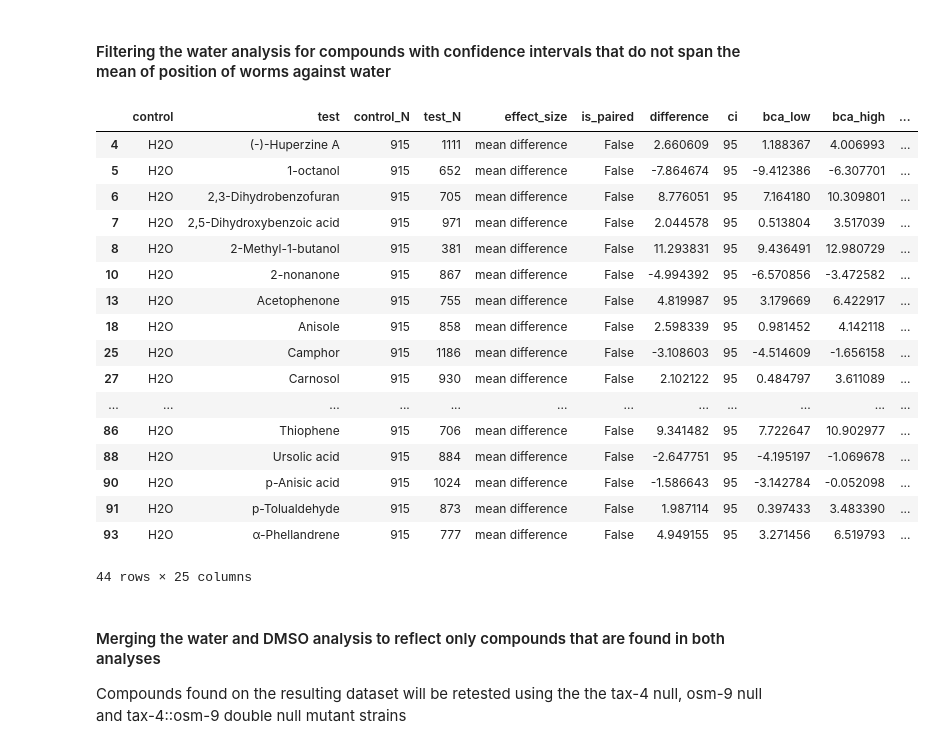
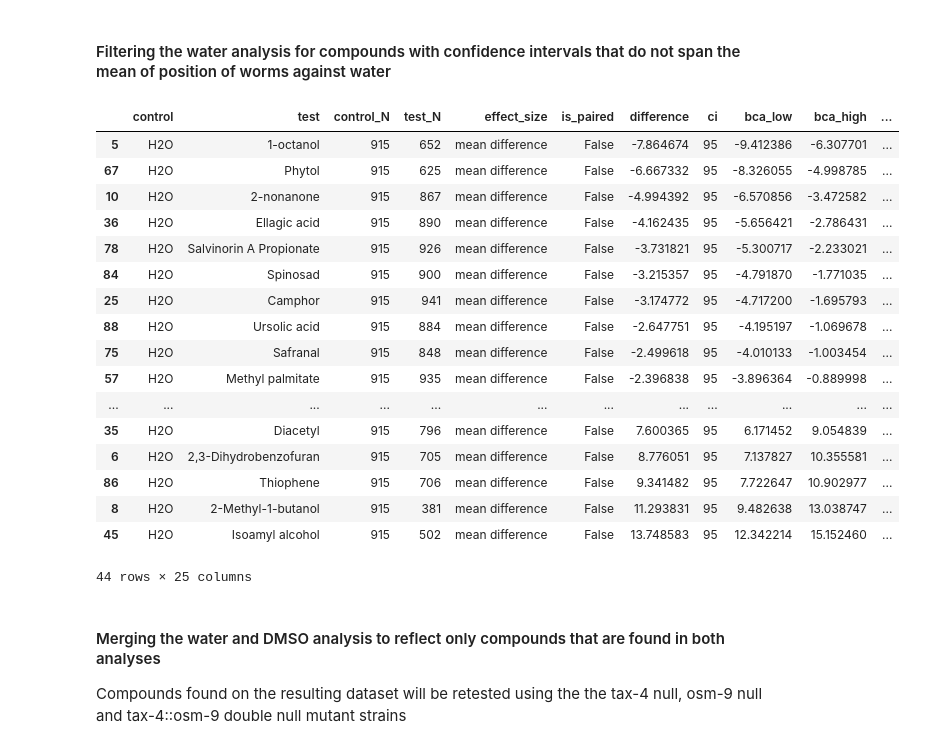
Before and after one commit to Neuroplant-Resources/Neuroplant-OWL, a Jupyter notebook: S1/S1_analysis_final.ipynb, the cells around one changed output. Drawn from its saved outputs; the diff is of its cells as text; code cells hidden in the pictures.

```diff
--- a/S1/S1_analysis_final.ipynb
+++ b/S1/S1_analysis_final.ipynb
@@ -110,2 +136,4 @@ ia_data['Compound'] = ia_data.apply(
 # %%
 ia_data = ia_data.loc[ia_data['Total Worms']>= 150]
+ia_data['comp_count'] = ia_data.groupby('Compound')['Compound'].transform('count')
+ia_data.loc[ia_data['comp_count']<3]
@@ -131,3 +170,5 @@ def get_worm_locs(row, wrms, result_dict):
         result_dict[compound]=xs
 
     return result_dict
+# %%
+ia_data = ia_data.sort_values(['Compound', 'File Name'], ascending=[True, True])
@@ -134,8 +179,22 @@ def get_worm_locs(row, wrms, result_dict):
 # %%
 # Need to create an empty dictionary to hold the values
 results_dict = {}
+compound = ''
+i=0
+
 for index, row in ia_data.iterrows():
-    pooled = get_worm_locs(row, wrm_locs_fldr, results_dict)
+    if row['Compound'] == compound:
+        i += 1
+        compound = row['Compound']
+        if i < 3:
+            pooled = get_worm_locs(row, wrm_locs_fldr, results_dict)
+        else:
+            continue
+    else:
+        i = 0
+        compound = row['Compound']
+        pooled = get_worm_locs(row, wrm_locs_fldr, results_dict)
+
 
 #Remember that Dabest requires a dataframe. Casting dict to df
 pooled_df = pd.DataFrame.from_dict(pooled)
@@ -162,8 +221,8 @@ condition = (ia_sort.Compound=='DMSO') | (ia_sort.Compound=='H2O')
 
 excluded = ia_sort[condition]
 included = ia_sort[~condition]
-sorted = included.sort_values(by='Chemotaxis',ascending=True)
-ia_sort = pd.concat([excluded, sorted])
+sortd = included.sort_values(by='Chemotaxis',ascending=True)
+ia_sort = pd.concat([excluded, sortd])
 
 cmpd_ordr = ia_sort['Compound'].to_list()
 # %% [markdown]
@@ -246,26 +308,28 @@ h20_md_results
 # %%
 h2o_same = h20_md_results.loc[(h20_md_results['bca_low'] < 0) & (h20_md_results['bca_high'] > 0)]
 h2o_same_comps = h2o_same['test'].to_list()
 h2o_diff = h20_md_results[~h20_md_results['test'].isin(h2o_same_comps)]
+h2o_diff = h2o_diff.append(h20_md_results.loc[h20_md_results['test']=='DMSO'])
+h2o_diff = h2o_diff.sort_values(['difference'])
 h2o_diff
 # %% [output]
 |  | control | test | control_N | test_N | effect_size | is_paired | difference | ci | bca_low | bca_high | ... |
-| 4 | H2O | (-)-Huperzine A | 915 | 1111 | mean difference | False | 2.660609 | 95 | 1.188367 | 4.006993 | ... |
 | 5 | H2O | 1-octanol | 915 | 652 | mean difference | False | -7.864674 | 95 | -9.412386 | -6.307701 | ... |
-| 6 | H2O | 2,3-Dihydrobenzofuran | 915 | 705 | mean difference | False | 8.776051 | 95 | 7.164180 | 10.309801 | ... |
-| 7 | H2O | 2,5-Dihydroxybenzoic acid | 915 | 971 | mean difference | False | 2.044578 | 95 | 0.513804 | 3.517039 | ... |
-| 8 | H2O | 2-Methyl-1-butanol | 915 | 381 | mean difference | False | 11.293831 | 95 | 9.436491 | 12.980729 | ... |
+| 67 | H2O | Phytol | 915 | 625 | mean difference | False | -6.667332 | 95 | -8.326055 | -4.998785 | ... |
 | 10 | H2O | 2-nonanone | 915 | 867 | mean difference | False | -4.994392 | 95 | -6.570856 | -3.472582 | ... |
-| 13 | H2O | Acetophenone | 915 | 755 | mean difference | False | 4.819987 | 95 | 3.179669 | 6.422917 | ... |
-| 18 | H2O | Anisole | 915 | 858 | mean difference | False | 2.598339 | 95 | 0.981452 | 4.142118 | ... |
-| 25 | H2O | Camphor | 915 | 1186 | mean difference | False | -3.108603 | 95 | -4.514609 | -1.656158 | ... |
-| 27 | H2O | Carnosol | 915 | 930 | mean difference | False | 2.102122 | 95 | 0.484797 | 3.611089 | ... |
+| 36 | H2O | Ellagic acid | 915 | 890 | mean difference | False | -4.162435 | 95 | -5.656421 | -2.786431 | ... |
+| 78 | H2O | Salvinorin A Propionate | 915 | 926 | mean difference | False | -3.731821 | 95 | -5.300717 | -2.233021 | ... |
+| 84 | H2O | Spinosad | 915 | 900 | mean difference | False | -3.215357 | 95 | -4.791870 | -1.771035 | ... |
+| 25 | H2O | Camphor | 915 | 941 | mean difference | False | -3.174772 | 95 | -4.717200 | -1.695793 | ... |
+| 88 | H2O | Ursolic acid | 915 | 884 | mean difference | False | -2.647751 | 95 | -4.195197 | -1.069678 | ... |
+| 75 | H2O | Safranal | 915 | 848 | mean difference | False | -2.499618 | 95 | -4.010133 | -1.003454 | ... |
+| 57 | H2O | Methyl palmitate | 915 | 935 | mean difference | False | -2.396838 | 95 | -3.896364 | -0.889998 | ... |
 | ... | ... | ... | ... | ... | ... | ... | ... | ... | ... | ... | ... |
+| 35 | H2O | Diacetyl | 915 | 796 | mean difference | False | 7.600365 | 95 | 6.171452 | 9.054839 | ... |
+| 6 | H2O | 2,3-Dihydrobenzofuran | 915 | 705 | mean difference | False | 8.776051 | 95 | 7.137827 | 10.355581 | ... |
 | 86 | H2O | Thiophene | 915 | 706 | mean difference | False | 9.341482 | 95 | 7.722647 | 10.902977 | ... |
-| 88 | H2O | Ursolic acid | 915 | 884 | mean difference | False | -2.647751 | 95 | -4.195197 | -1.069678 | ... |
-| 90 | H2O | p-Anisic acid | 915 | 1024 | mean difference | False | -1.586643 | 95 | -3.142784 | -0.052098 | ... |
-| 91 | H2O | p-Tolualdehyde | 915 | 873 | mean difference | False | 1.987114 | 95 | 0.397433 | 3.483390 | ... |
-| 93 | H2O | α-Phellandrene | 915 | 777 | mean difference | False | 4.949155 | 95 | 3.271456 | 6.519793 | ... |
+| 8 | H2O | 2-Methyl-1-butanol | 915 | 381 | mean difference | False | 11.293831 | 95 | 9.482638 | 13.038747 | ... |
+| 45 | H2O | Isoamyl alcohol | 915 | 502 | mean difference | False | 13.748583 | 95 | 12.342214 | 15.152460 | ... |
 44 rows × 25 columns
 # %% [markdown]
 #### Merging the water and DMSO analysis to reflect only compounds that are found in both analyses
```
Also changed, not shown: parts of 21 cells of this notebook, 4 other files.
